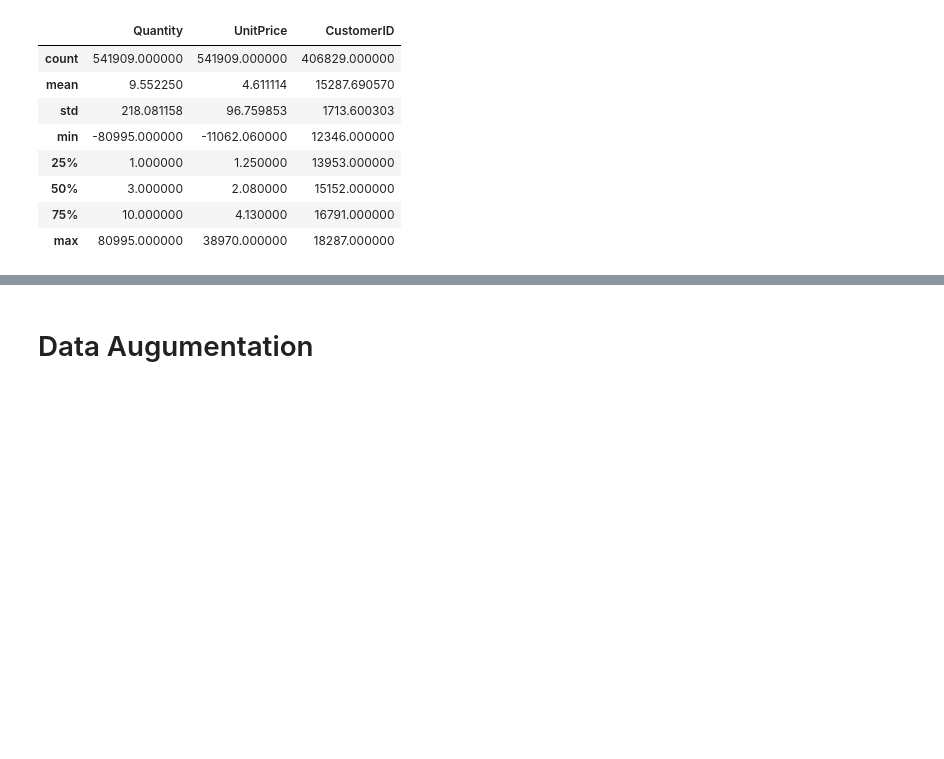
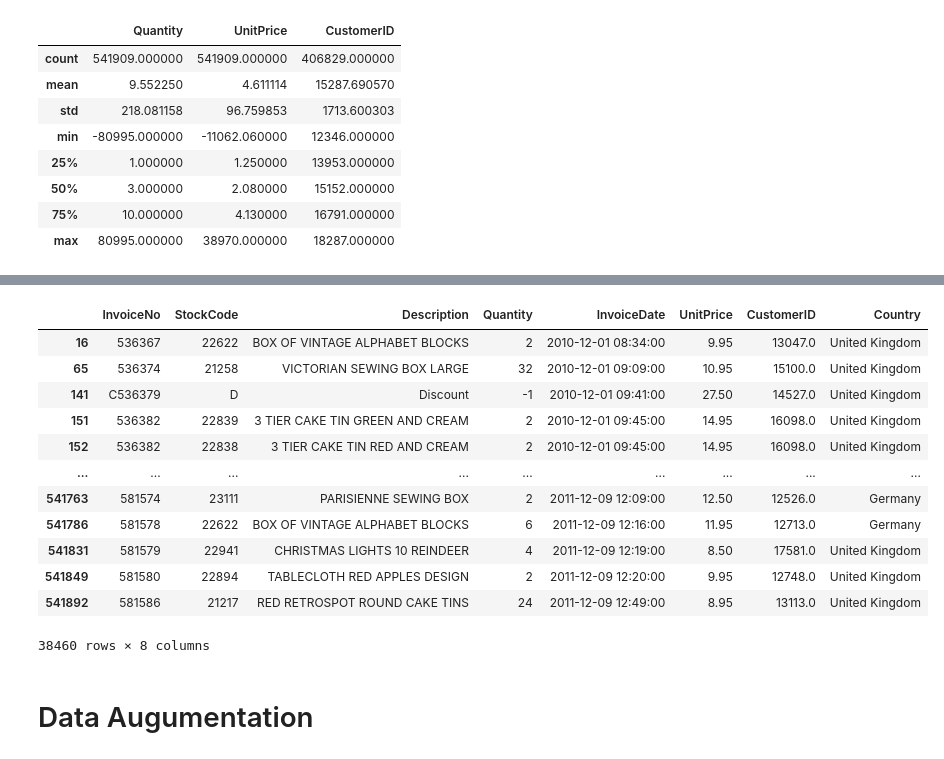
Before and after one commit to UtkarshPrajapati/Customer-Purchase-Recommendation-System, a Jupyter notebook: userstory.ipynb, the cells around one changed output, grey strips where cells are left out. Cells and saved outputs as stored; diff of their text form; code cells hidden in the pictures; blank space fills up the shorter version.

```diff
--- a/userstory.ipynb
+++ b/userstory.ipynb
@@ -62,3 +114,27 @@ df.describe()
+# %%
+def detect_outliers(data):
+    Q1 = data.quantile(0.25)
+    Q3 = data.quantile(0.75)
+    IQR = Q3 - Q1
+    outliers = (data < (Q1 - 1.5 * IQR)) | (data > (Q3 + 1.5 * IQR))
+    return outliers
+
+outliers = detect_outliers(df['UnitPrice'])
+df[outliers]
+# %% [output]
+|  | InvoiceNo | StockCode | Description | Quantity | InvoiceDate | UnitPrice | CustomerID | Country |
+| 16 | 536367 | 22622 | BOX OF VINTAGE ALPHABET BLOCKS | 2 | 2010-12-01 08:34:00 | 9.95 | 13047.0 | United Kingdom |
+| 65 | 536374 | 21258 | VICTORIAN SEWING BOX LARGE | 32 | 2010-12-01 09:09:00 | 10.95 | 15100.0 | United Kingdom |
+| 141 | C536379 | D | Discount | -1 | 2010-12-01 09:41:00 | 27.50 | 14527.0 | United Kingdom |
+| 151 | 536382 | 22839 | 3 TIER CAKE TIN GREEN AND CREAM | 2 | 2010-12-01 09:45:00 | 14.95 | 16098.0 | United Kingdom |
+| 152 | 536382 | 22838 | 3 TIER CAKE TIN RED AND CREAM | 2 | 2010-12-01 09:45:00 | 14.95 | 16098.0 | United Kingdom |
+| ... | ... | ... | ... | ... | ... | ... | ... | ... |
+| 541763 | 581574 | 23111 | PARISIENNE SEWING BOX | 2 | 2011-12-09 12:09:00 | 12.50 | 12526.0 | Germany |
+| 541786 | 581578 | 22622 | BOX OF VINTAGE ALPHABET BLOCKS | 6 | 2011-12-09 12:16:00 | 11.95 | 12713.0 | Germany |
+| 541831 | 581579 | 22941 | CHRISTMAS LIGHTS 10 REINDEER | 4 | 2011-12-09 12:19:00 | 8.50 | 17581.0 | United Kingdom |
+| 541849 | 581580 | 22894 | TABLECLOTH RED APPLES DESIGN | 2 | 2011-12-09 12:20:00 | 9.95 | 12748.0 | United Kingdom |
+| 541892 | 581586 | 21217 | RED RETROSPOT ROUND CAKE TINS | 24 | 2011-12-09 12:49:00 | 8.95 | 13113.0 | United Kingdom |
+38460 rows × 8 columns
 # %% [markdown]
 # Data Augumentation
 # %% [markdown]
```
Also changed, not shown: parts of 15 cells of this notebook.
